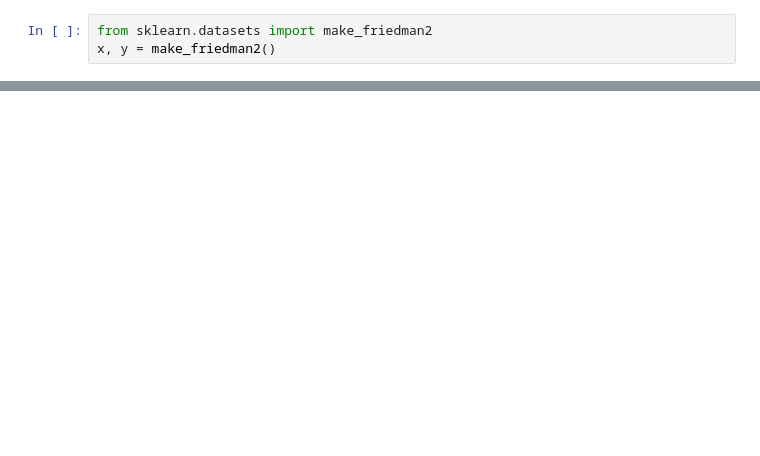
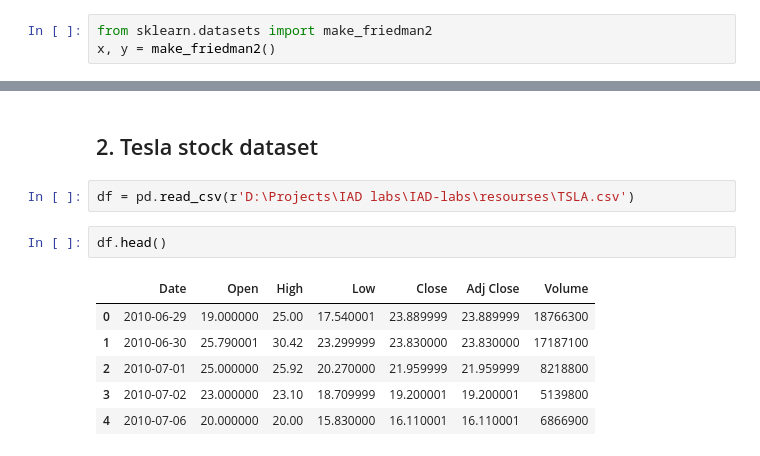
Before and after one commit to SuviGod/IAD-labs, a Jupyter notebook: IAD2_IAD_Sulima.ipynb, the cells around one changed output, grey strips where cells are left out. Drawn from its saved outputs; the diff is of its cells as text; blank space fills up the shorter version.

```diff
--- a/IAD2_IAD_Sulima.ipynb
+++ b/IAD2_IAD_Sulima.ipynb
@@ -39,0 +287,13 @@ plt.plot(Xtest[:, 0], response)
+# %% [markdown]
+## 2. Tesla stock dataset
+# %%
+df = pd.read_csv(r'D:\Projects\IAD labs\IAD-labs\resourses\TSLA.csv')
+# %%
+df.head()
+# %% [output]
+|  | Date | Open | High | Low | Close | Adj Close | Volume |
+| 0 | 2010-06-29 | 19.000000 | 25.00 | 17.540001 | 23.889999 | 23.889999 | 18766300 |
+| 1 | 2010-06-30 | 25.790001 | 30.42 | 23.299999 | 23.830000 | 23.830000 | 17187100 |
+| 2 | 2010-07-01 | 25.000000 | 25.92 | 20.270000 | 21.959999 | 21.959999 | 8218800 |
+| 3 | 2010-07-02 | 23.000000 | 23.10 | 18.709999 | 19.200001 | 19.200001 | 5139800 |
+| 4 | 2010-07-06 | 20.000000 | 20.00 | 15.830000 | 16.110001 | 16.110001 | 6866900 |
```
Also changed, not shown: parts of 54 cells of this notebook, 4 other files.
